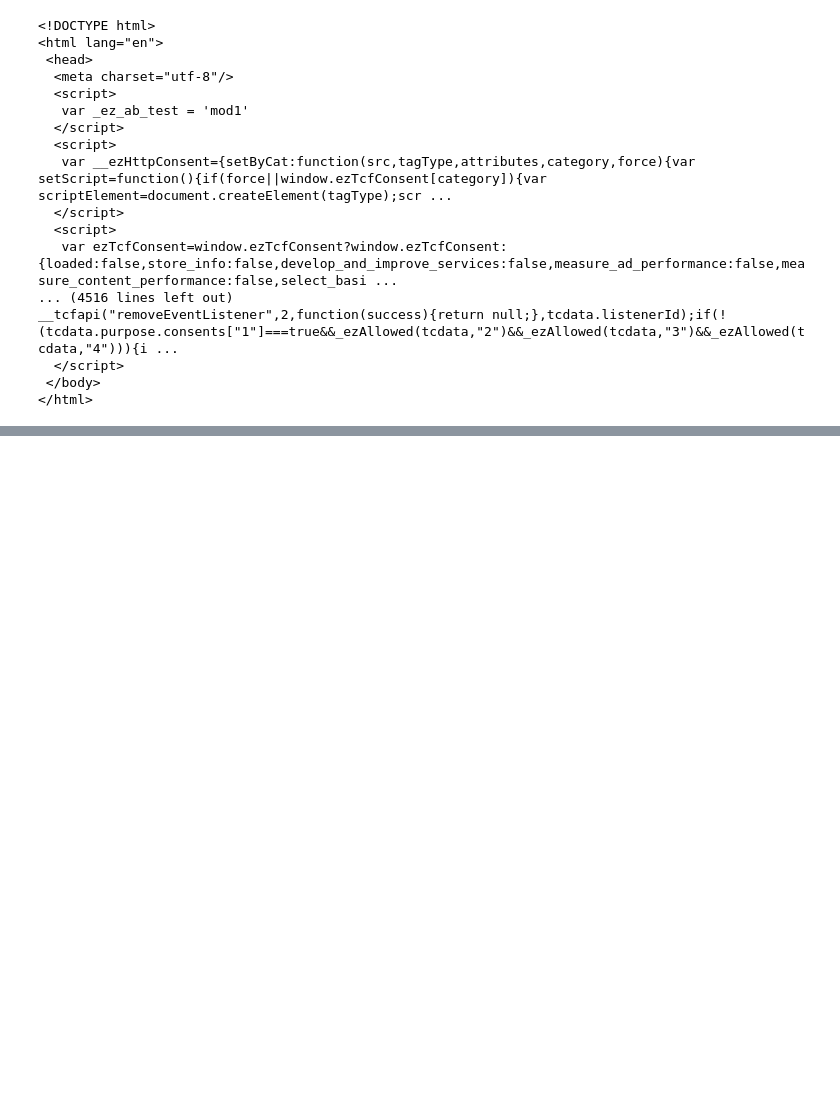
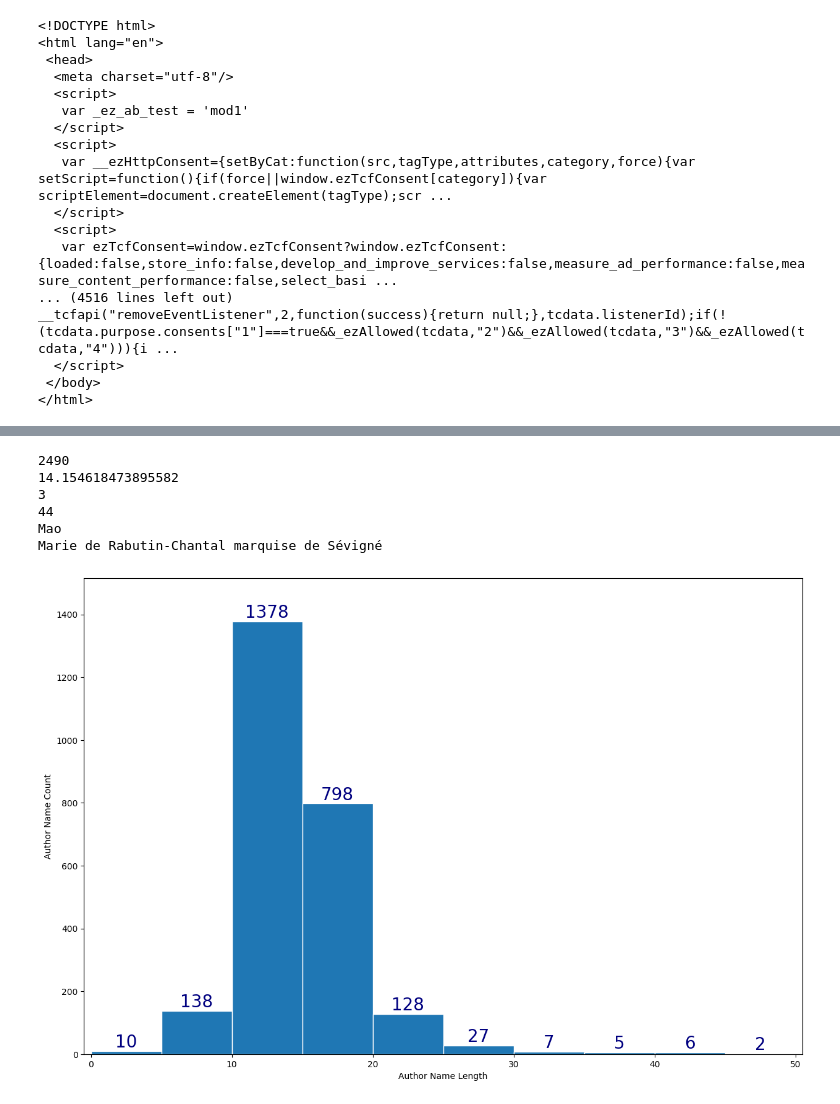
Before and after one commit to hippopttymus/dataMine1, a Jupyter notebook: BigDataWebScrape.ipynb, the cells around one changed output, grey strips where cells are left out. Drawn from its saved outputs; the diff is of its cells as text; code cells hidden in the pictures; blank space fills up the shorter version.

```diff
--- a/BigDataWebScrape.ipynb
+++ b/BigDataWebScrape.ipynb
@@ -103,7 +103,8 @@ csvStr = ""
 
 URL1 = "https://thegreatestbooks.org/page/"
 URL2 = "?_nospa=true"
-for number in range(1,101):
+#101
+for number in range(1,4):
     url3 = URL1 + str(number) + URL2
     page = requests.get(url3)
 
@@ -206,0 +230,62 @@ __tcfapi("removeEventListener",2,function(success){return null;},tcdata.listener
+# %%
+import pyperclip
+
+# Read the text from the clipboard
+text = pyperclip.paste().splitlines()
+
+avgLen = 0
+smalWord = "fart"
+bigWord = "fart"
+minLen = 50
+MaxLen = 0
+numStrings = 0
+# Print the text
+for x in text:
+    if(len(x) > 0):
+        if(len(x) < minLen):
+            minLen = len(x)
+            smalWord = x
+
+    if(len(x) > 0):
+        if(len(x) > MaxLen):
+            if(len(x) < 47):
+
+                MaxLen = len(x)
+                bigWord = x
+    avgLen += len(x)
+    numStrings += 1
+
+print(numStrings)
+print(avgLen / numStrings)
+print(minLen)
+print(MaxLen)
+print(smalWord)
+print(bigWord)
+# %% [output]
+2490
+14.154618473895582
+3
+44
+Mao
+Marie de Rabutin-Chantal marquise de Sévigné
+# %%
+import pyperclip
+
+import matplotlib.pyplot as plt
+
+
+# Read the text from the clipboard
+text = pyperclip.paste().splitlines()
+
+lenOf = []
+for x in text:
+    lenOf.append(len(x))
+plt.figure(figsize=(15, 10))
+values , bins, bars = plt.hist(lenOf, edgecolor='white')
+plt.xlabel('Author Name Length')
+plt.ylabel('Author Name Count')
+plt.bar_label(bars, fontsize=20, color='navy')
+plt.margins(x=0.01, y=0.1)
+plt.show()
+# %% [output]
+[figure, added]
```
Also changed, not shown: parts of 4 cells of this notebook, 1 other file.
